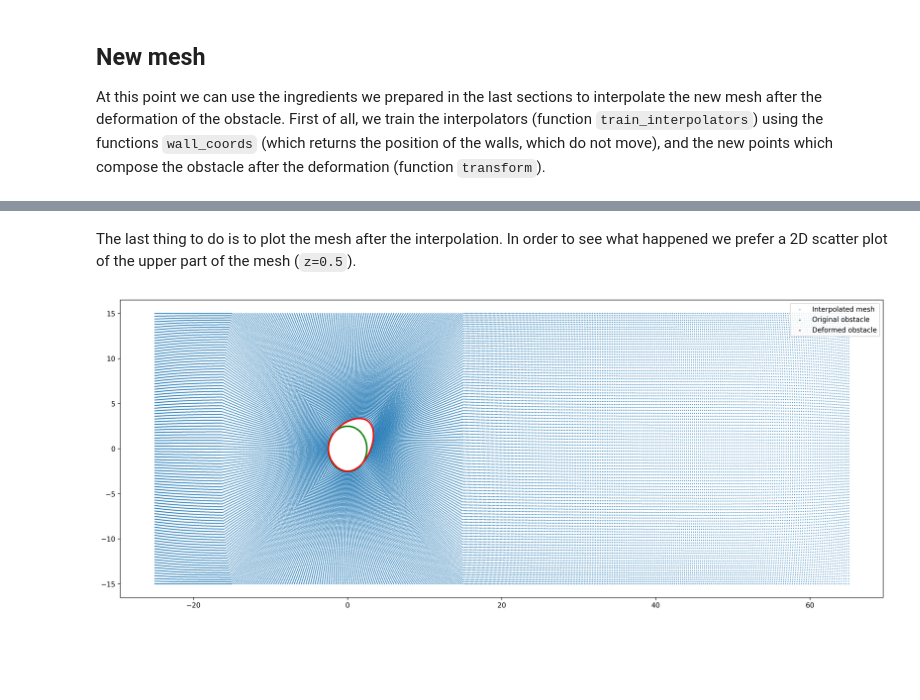
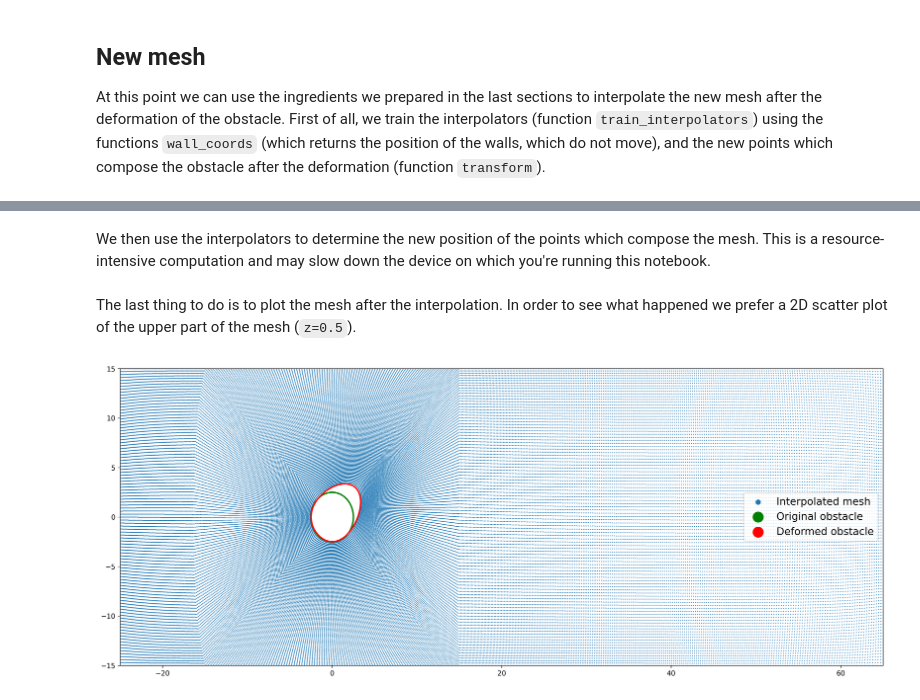
Before and after one commit to fAndreuzzi/mismesh, a Jupyter notebook: Tutorial.ipynb, the cells around one changed output, grey strips where cells are left out. Drawn from its saved outputs; the diff is of its cells as text; code cells hidden in the pictures; blank space fills up the shorter version.

Commit message:
improve last plot

```diff
--- a/Tutorial.ipynb
+++ b/Tutorial.ipynb
@@ -130,2 +126,2 @@ new_mesh_points = interpolate_points(mesh.points, interpx, interpy)
-# %% [markdown]
-The last thing to do is to plot the mesh after the interpolation. In order to see what happened we prefer a 2D scatter plot of the upper part of the mesh (`z=0.5`).
+# %% [markdown]
+We then use the interpolators to determine the new position of the points which compose the mesh. This is a resource-intensive computation and may slow down the device on which you're running this notebook.
@@ -132,10 +130,14 @@ The last thing to do is to plot the mesh after the interpolation. In order to se
+# %% [markdown]
+The last thing to do is to plot the mesh after the interpolation. In order to see what happened we prefer a 2D scatter plot of the upper part of the mesh (`z=0.5`).
 # %%
 plt.figure(figsize=(20,8), dpi=300)
 plt.scatter(*upper_layer(new_mesh_points)[:,:2].T, s=0.2, label='Interpolated mesh')
 plt.scatter(*upper_layer(obstacle)[:,:2].T, s=1, color='g', label='Original obstacle')
 plt.scatter(*upper_layer(transform(obstacle))[:,:2].T, s=1, color='r', label='Deformed obstacle')
 
-plt.legend()
+plt.margins(x=0, y=0)
+plt.legend(prop={"size":15}, markerscale=15)
+
 plt.show()
 # %% [output]
-[figure, old version]
+[figure, new version]
```
Also changed, not shown: parts of 13 cells of this notebook.
